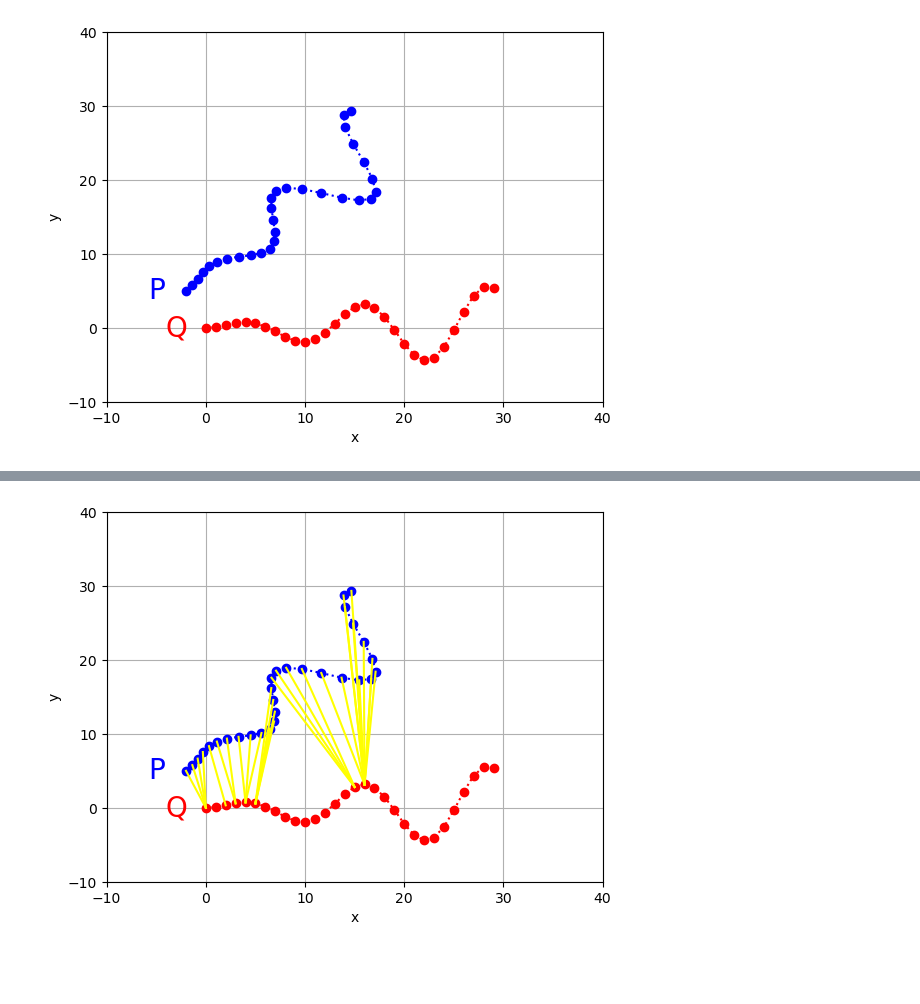
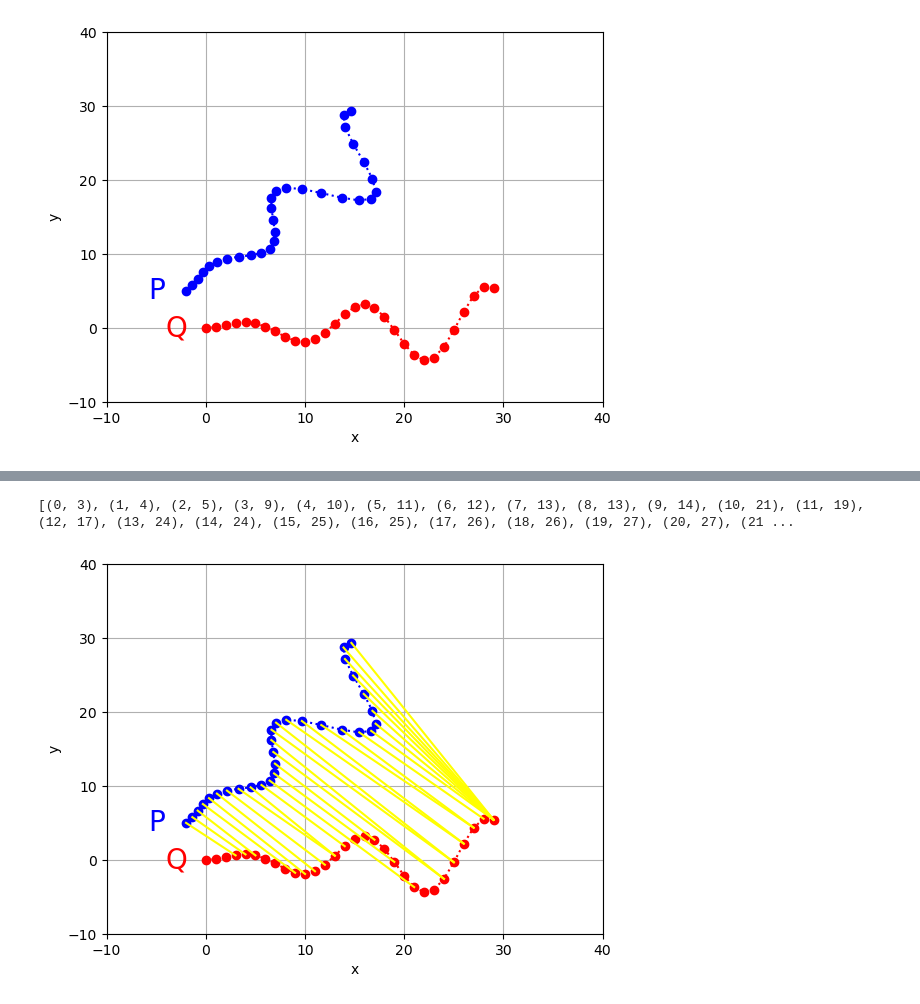
Before and after one commit to panhachet/Iterative-closest-points-ICP-, a Jupyter notebook: ICP_Guass_Newton_method.ipynb, the cells around one changed output, grey strips where cells are left out. Cells and saved outputs as stored; diff of their text form; code cells hidden in the pictures; blank space fills up the shorter version.

Commit message:
update on correspondence

```diff
--- a/ICP_Guass_Newton_method.ipynb
+++ b/ICP_Guass_Newton_method.ipynb
@@ -122,30 +144,33 @@ plot_data(P,Q)
 # %%
 def correspondence(P, Q):
     """For each point in P find closest one in Q."""
     p_size = P.shape[1]
     q_size = Q.shape[1]
     correspondences = []
     for i in range(p_size):
-        p_point = P[:, i]
-        min_dist = sys.maxsize
-        chosen_idx = -1
+        p_point = P[:, i] # point of p
+        min_dist = float('inf')
+        chosen_idx = -1 # chose from -1 and than 0
         for j in range(q_size):
             q_point = Q[:, j]
-            dist = np.linalg.norm(q_point - p_point)
+            dist = np.sqrt(np.sum(p_point -q_point)**2)
             if dist < min_dist:
                 min_dist = dist
                 chosen_idx = j
-        correspondences.append((i, chosen_idx))
+        correspondences.append((i, chosen_idx))  # current point i P
+        #index of point Q that is closest to the current point p in i
     return correspondences
 
 corr = correspondence(P,Q)
+print(corr)
 plot_data(P,Q)
 for i, j in corr:
     x = [P[0, i], Q[0, j]]
     y = [P[1, i], Q[1, j]]
     plt.plot(x,y, color = "yellow")
 # %% [output]
+[(0, 3), (1, 4), (2, 5), (3, 9), (4, 10), (5, 11), (6, 12), (7, 13), (8, 13), (9, 14), (10, 21), (11, 19), (12, 17), (13, 24), (14, 24), (15, 25), (16, 25), (17, 26), (18, 26), (19, 27), (20, 27), (21 ...
-[figure, old version]
+[figure, new version]
 # %%
 # initial condition
 X = np.array([1,1,np.deg2rad(25)])
```
Also changed, not shown: parts of 7 cells of this notebook.
